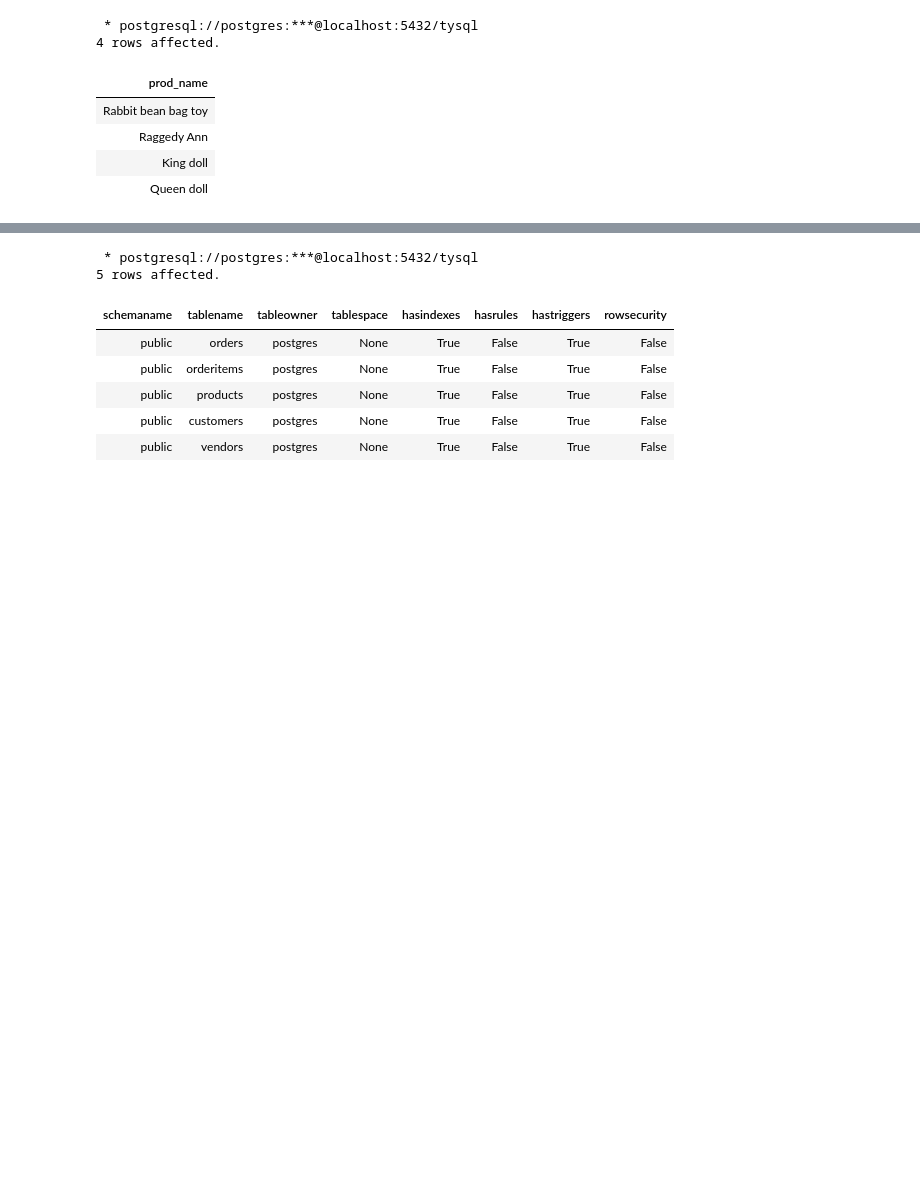
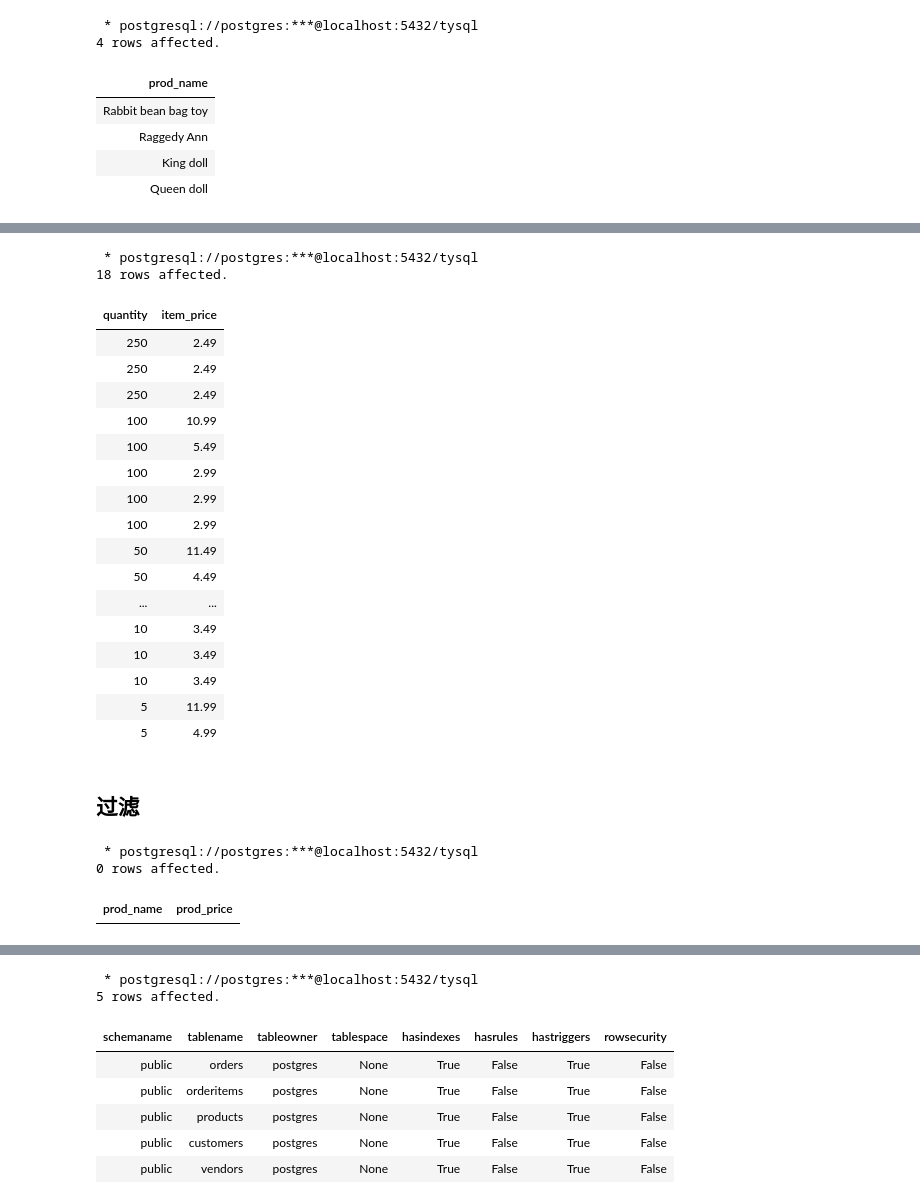
Before and after one commit to shouzheng/codes, a Jupyter notebook: SQL/select.ipynb, the cells around one changed output, grey strips where cells are left out. Drawn from its saved outputs; the diff is of its cells as text; code cells hidden in the pictures; blank space fills up the shorter version.

```diff
--- a/SQL/select.ipynb
+++ b/SQL/select.ipynb
@@ -111,0 +159,37 @@ limit 5 offset 5
+# %%
+%%sql
+
+select quantity, item_price from OrderItems order by quantity desc, item_price desc -- desc指定倒序排列，哪个排序字段倒叙，放到哪个字段后面
+# %% [output]
+ * postgresql://postgres:***@localhost:5432/tysql
+18 rows affected.
+| quantity | item_price |
+| 250 | 2.49 |
+| 250 | 2.49 |
+| 250 | 2.49 |
+| 100 | 10.99 |
+| 100 | 5.49 |
+| 100 | 2.99 |
+| 100 | 2.99 |
+| 100 | 2.99 |
+| 50 | 11.49 |
+| 50 | 4.49 |
+| ... | ... |
+| 10 | 3.49 |
+| 10 | 3.49 |
+| 10 | 3.49 |
+| 5 | 11.99 |
+| 5 | 4.99 |
+# %% [markdown]
+## 过滤
+# %%
+%%sql
+SELECT prod_name, prod_price
+FROM Products
+WHERE prod_price = 3.49
+ORDER BY prod_name -- 注意order by 和 where 的位置关系
+limit 1 offset 3
+# %% [output]
+ * postgresql://postgres:***@localhost:5432/tysql
+0 rows affected.
+| prod_name | prod_price |
```
Also changed, not shown: parts of 25 cells of this notebook.
